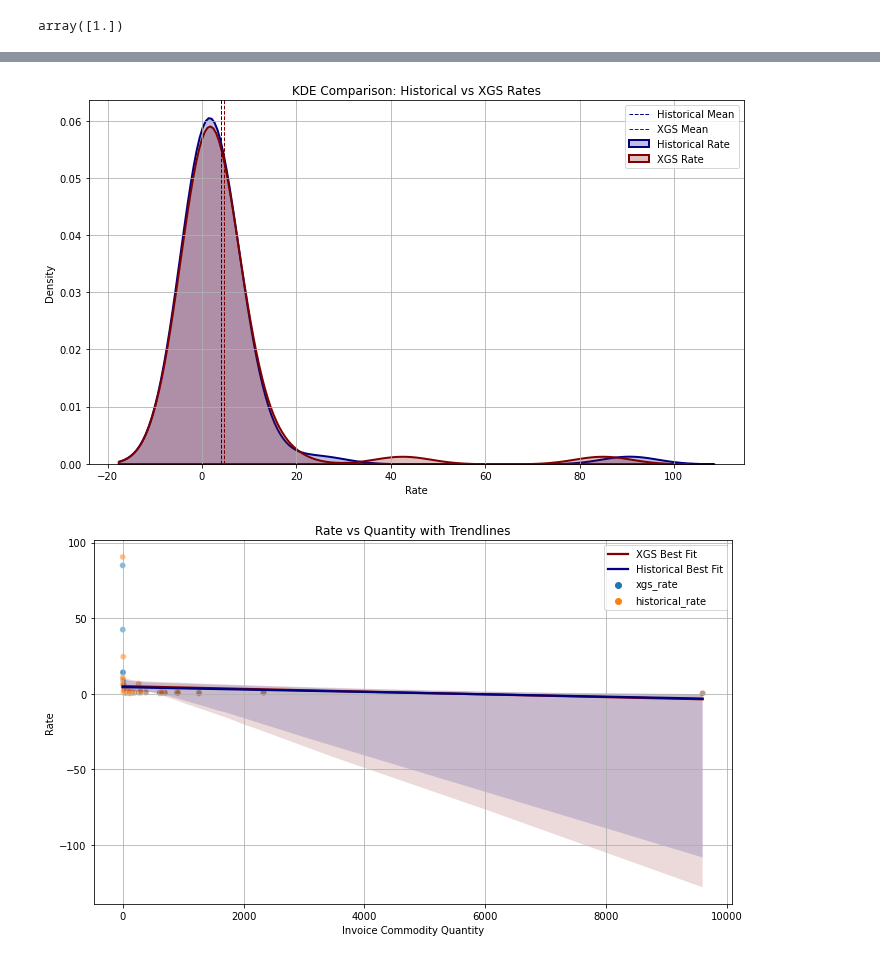
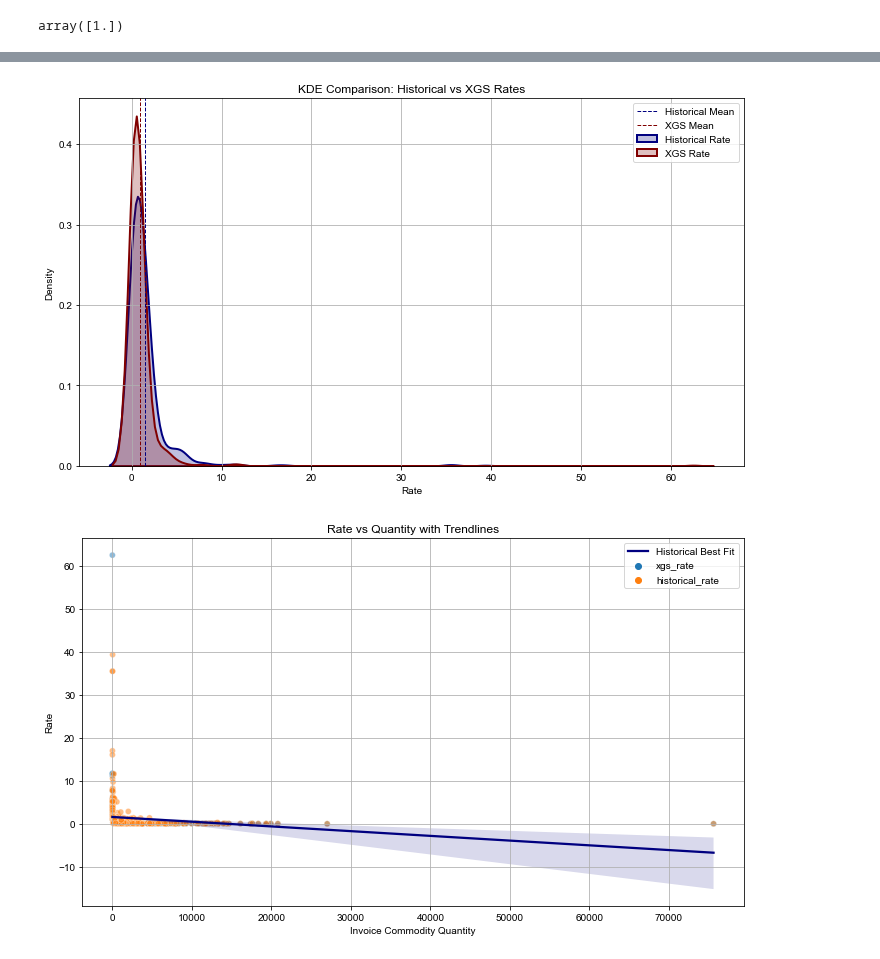
Before and after one commit to Zhuwaki/diverzify_freight_analysis, a Jupyter notebook: notebooks/nigel/analysis_of_loss_sites.ipynb, the cells around one changed output, grey strips where cells are left out. Saved outputs shown, nothing was run; the diff lists cells and outputs as text; code cells hidden in the pictures.

Commit message:
Updated the image generation

```diff
--- a/notebooks/nigel/analysis_of_loss_sites.ipynb
+++ b/notebooks/nigel/analysis_of_loss_sites.ipynb
@@ -8,8 +8,8 @@ import numpy as np
 # ✅ Load and clean data
 df = pd.read_csv('../../data/downloads/ftl/ftl_model_output_20250603_001012.csv')
 df = df.drop_duplicates(subset='invoice_id', keep='first')
-df = df[df['site'].isin(['SPLA'])]
-df = df[df['invoice_commodity_group'].isin(['1CBL'])]
+df = df[df['site'].isin(['SPCP'])]
+# df = df[df['invoice_commodity_group'].isin(['1CBL'])]
 df = df[df['model'].isin([True])]
 df = df[(df['freight_per_invoice']>0) & (df['invoice_commodity_quantity']>0)]
 # %%
@@ -106,7 +86,7 @@ plt.grid(True)
 plt.tight_layout()
 plt.show()
 # %% [output]
-[figure, old version]
+[figure, new version]
 # %%
 import seaborn as sns
 import matplotlib.pyplot as plt
@@ -123,39 +103,39 @@ long_df = clean_df.melt(
     value_name='rate'
 )
 
 # Plot
 plt.figure(figsize=(10, 6))
 sns.scatterplot(
     data=long_df,
     x='invoice_commodity_quantity',
     y='rate',
     hue='rate_type',
     alpha=0.5
 )
-sns.regplot(
-    data=long_df[long_df['rate_type'] == 'xgs_rate'],
-    x='invoice_commodity_quantity',
-    y='rate',
-    scatter=False,
-    color='maroon',
-    label='XGS Best Fit'
-)
+# sns.regplot(
+#     data=long_df[long_df['rate_type'] == 'xgs_rate'],
+#     x='invoice_commodity_quantity',
+#     y='rate',
+#     scatter=False,
+#     color='maroon',
+#     label='XGS Best Fit'
+# )
 sns.regplot(
     data=long_df[long_df['rate_type'] == 'historical_rate'],
     x='invoice_commodity_quantity',
     y='rate',
     scatter=False,
     color='navy',
     label='Historical Best Fit'
 )
 
 # Formatting
 plt.title("Rate vs Quantity with Trendlines")
 plt.xlabel("Invoice Commodity Quantity")
 plt.ylabel("Rate")
 plt.grid(True)
 plt.legend()
 plt.tight_layout()
 plt.show()
 # %% [output]
-[figure, old version]
+[figure, new version]
```
Also changed, not shown: parts of 5 cells of this notebook, 3 other files.
